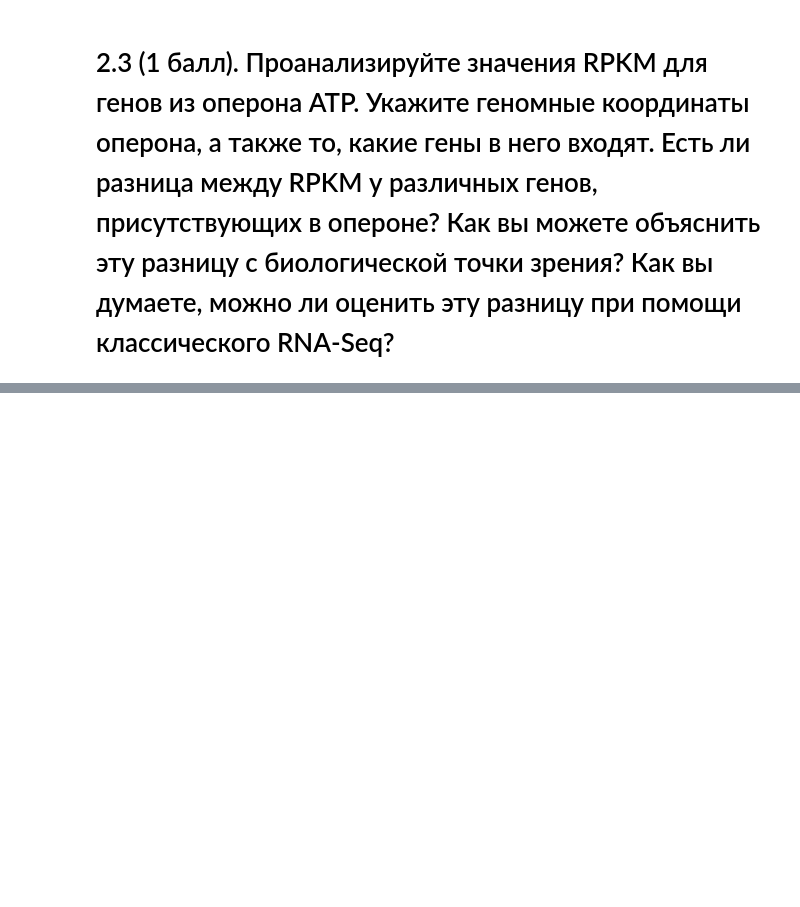
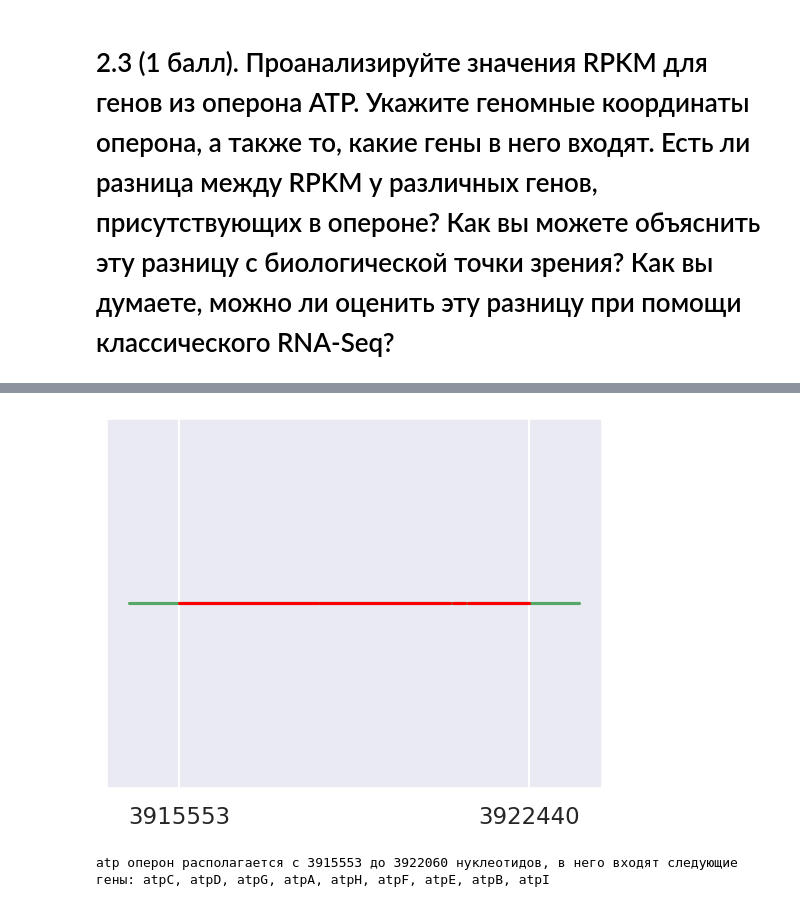
Before and after one commit to alex123012/bioinf_2022, a Jupyter notebook: RiboSeq/RiboSeq.ipynb, the cells around one changed output, grey strips where cells are left out. Saved outputs shown, nothing was run; the diff lists cells and outputs as text; code cells hidden in the pictures; blank space fills up the shorter version.

```diff
--- a/RiboSeq/RiboSeq.ipynb
+++ b/RiboSeq/RiboSeq.ipynb
@@ -634,0 +726,3 @@ genes[["counts", "rpkm", "tpm", "tpm_over_rpkm"]].head()
+# %%
+atp_df = genes[genes.Name.str.contains("atp")] # не учитываю заглавные буквы, так как попадают левые гены (satP, matP)
+atp_df
@@ -634,0 +741,17 @@ genes[["counts", "rpkm", "tpm", "tpm_over_rpkm"]].head()
+# %%
+fig, ax = plt.subplots()
+min_coord, max_coord = atp_df.start.min(), atp_df.end.max()
+min_start, max_end = min_coord - 1000, max_coord + 1000
+ax.plot([min_start, max_end], [0, 0], color="g")
+for row in atp_df.itertuples():
+    ax.plot([row.start, row.end], [0, 0], color="red")
+
+ax.set_xticks([min_coord, max_coord])
+ax.set_xticklabels(ax.get_xticks())
+ax.yaxis.set_visible(False)
+# %% [output]
+[figure, added]
+# %%
+print(f"atp оперон располагается с {atp_df.start.min()} до {atp_df.start.max()} нуклеотидов, в него входят следующие гены: {', '.join(atp_df.index)}")
+# %% [output]
+atp оперон располагается с 3915553 до 3922060 нуклеотидов, в него входят следующие гены: atpC, atpD, atpG, atpA, atpH, atpF, atpE, atpB, atpI
```
Also changed, not shown: parts of 26 cells of this notebook.
